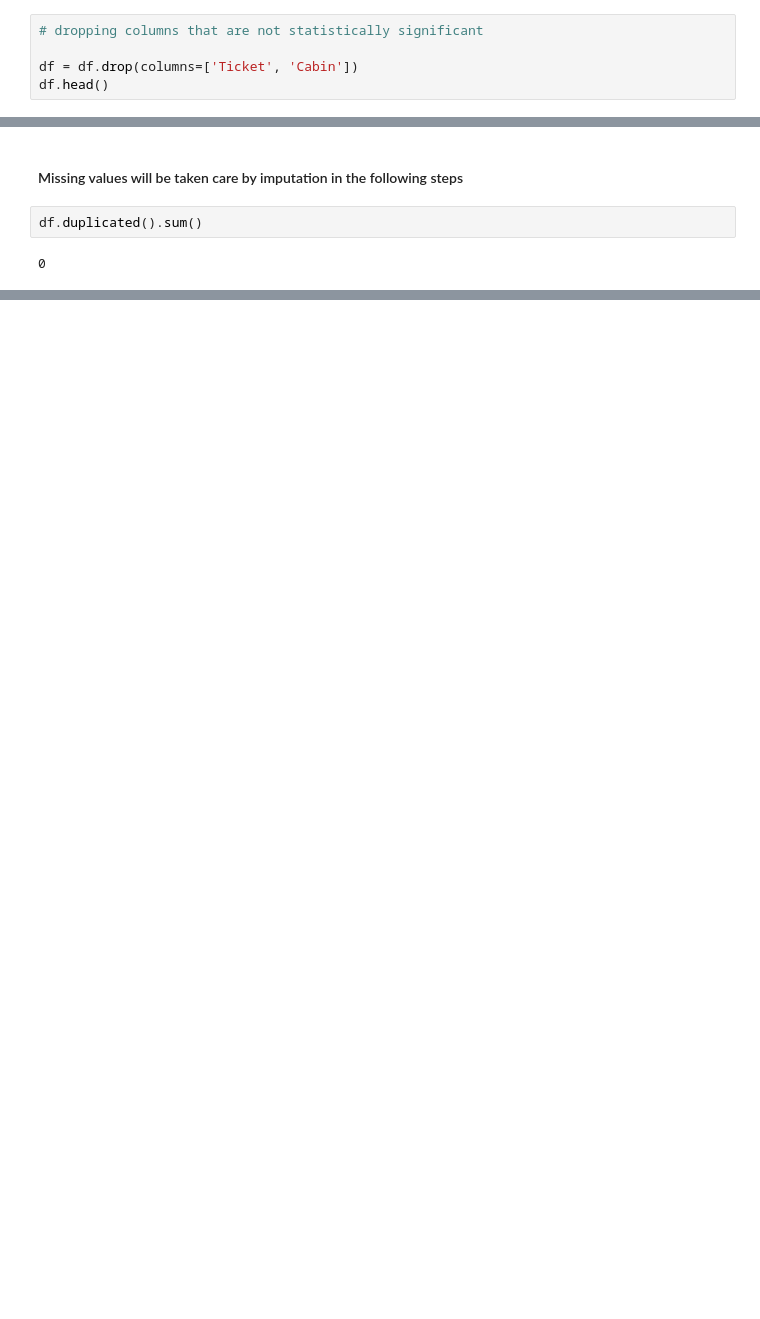
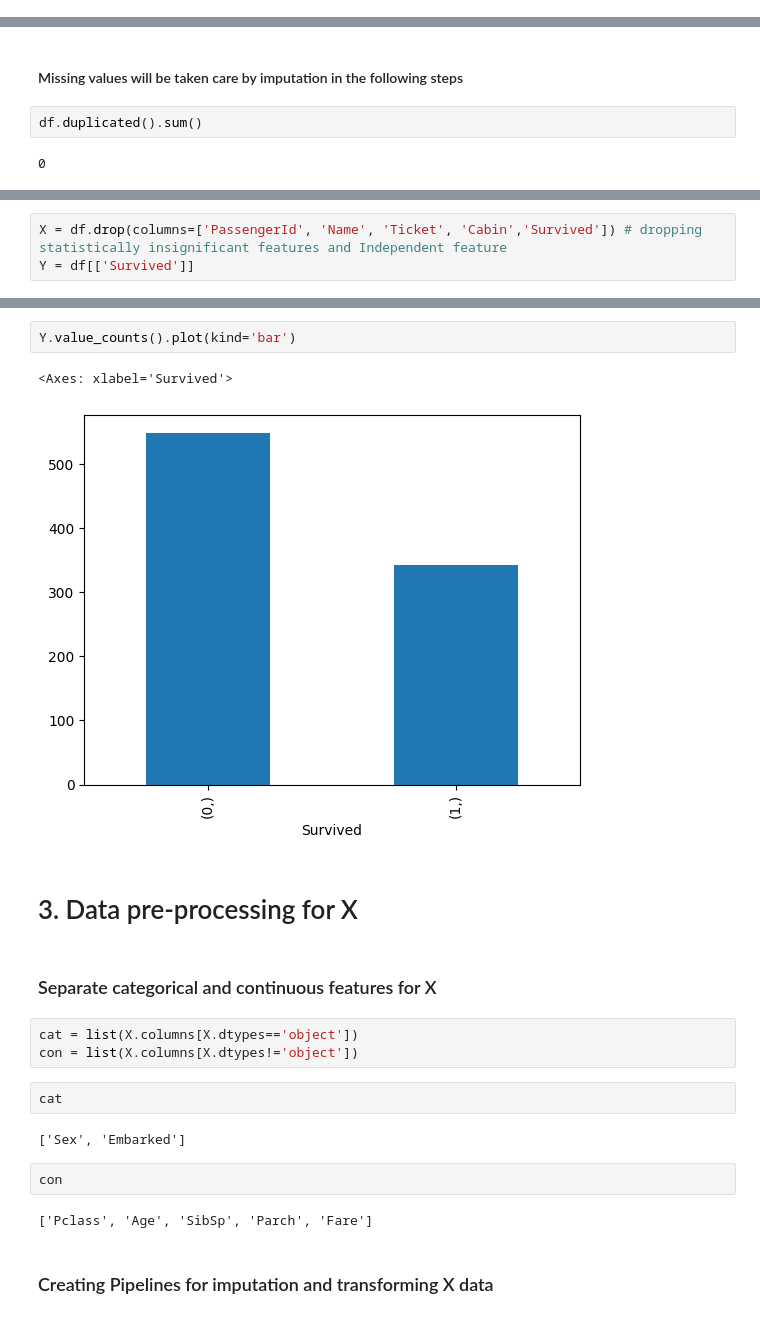
Before and after one commit to DeepikaJ08/CodSoft, a Jupyter notebook: DataScience-Task1/TitanicSurvivalPred.ipynb, the cells around one changed output, grey strips where cells are left out. Cells and saved outputs as stored; diff of their text form; blank space fills up the shorter version.

Commit message:
Data Science - Task 1 - Titanic Survival Prediction

```diff
--- a/DataScience-Task1/TitanicSurvivalPred.ipynb
+++ b/DataScience-Task1/TitanicSurvivalPred.ipynb
@@ -12,8 +16,3 @@ df.head()
 | 2 | 3 | 1 | 3 | Heikkinen, Miss. Laina | female | 26.0 | 0 | 0 | STON/O2. 3101282 | 7.9250 | ... |
 | 3 | 4 | 1 | 1 | Futrelle, Mrs. Jacques Heath (Lil... | female | 35.0 | 1 | 0 | 113803 | 53.1000 | ... |
 | 4 | 5 | 0 | 3 | Allen, Mr. William Henry | male | 35.0 | 0 | 0 | 373450 | 8.0500 | ... |
-# %%
-# dropping columns that are not statistically significant
-
-df = df.drop(columns=['Ticket', 'Cabin'])
-df.head()
@@ -59,0 +57,3 @@ df.duplicated().sum()
+# %%
+X = df.drop(columns=['PassengerId', 'Name', 'Ticket', 'Cabin','Survived']) # dropping statistically insignificant features and Independent feature
+Y = df[['Survived']]
@@ -59,0 +87,22 @@ df.duplicated().sum()
+# %%
+Y.value_counts().plot(kind='bar')
+# %% [output]
+<Axes: xlabel='Survived'>
+[figure, added]
+# %% [markdown]
+# 3. Data pre-processing for X
+# %% [markdown]
+### Separate categorical and continuous features for X
+# %%
+cat = list(X.columns[X.dtypes=='object'])
+con = list(X.columns[X.dtypes!='object'])
+# %%
+cat
+# %% [output]
+['Sex', 'Embarked']
+# %%
+con
+# %% [output]
+['Pclass', 'Age', 'SibSp', 'Parch', 'Fare']
+# %% [markdown]
+### Creating Pipelines for imputation and transforming X data
```
Also changed, not shown: parts of 50 cells of this notebook.
